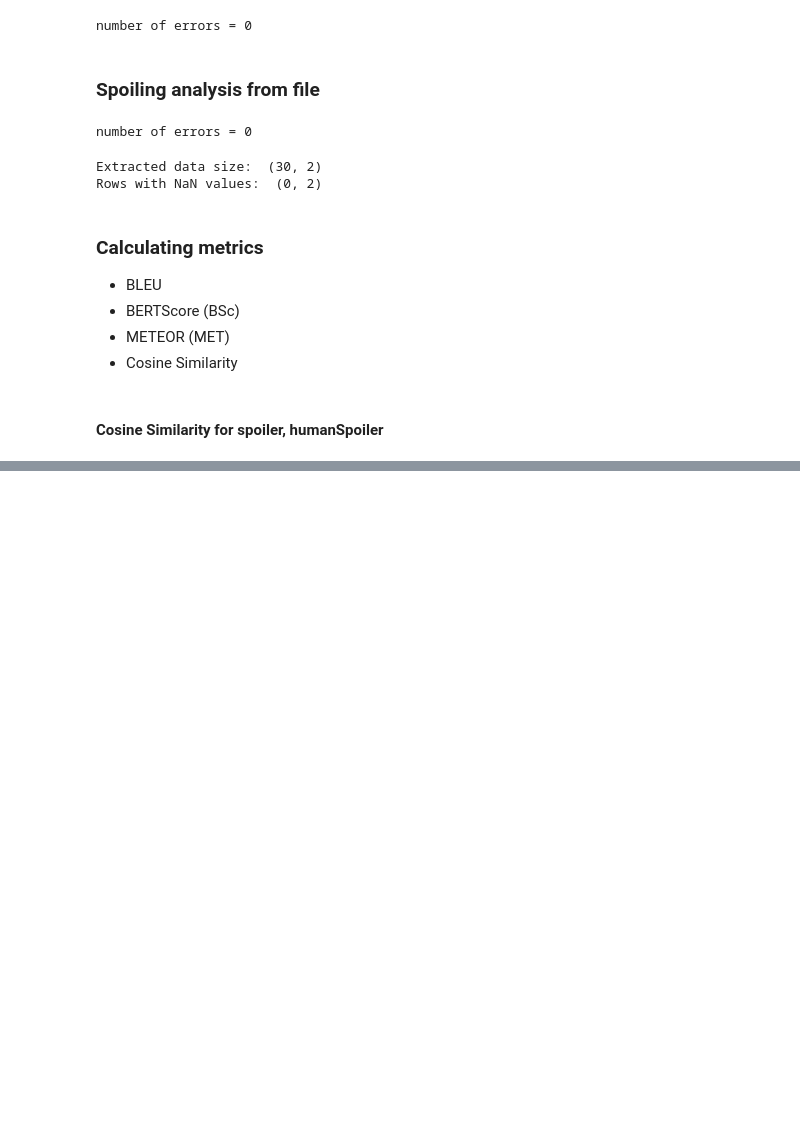
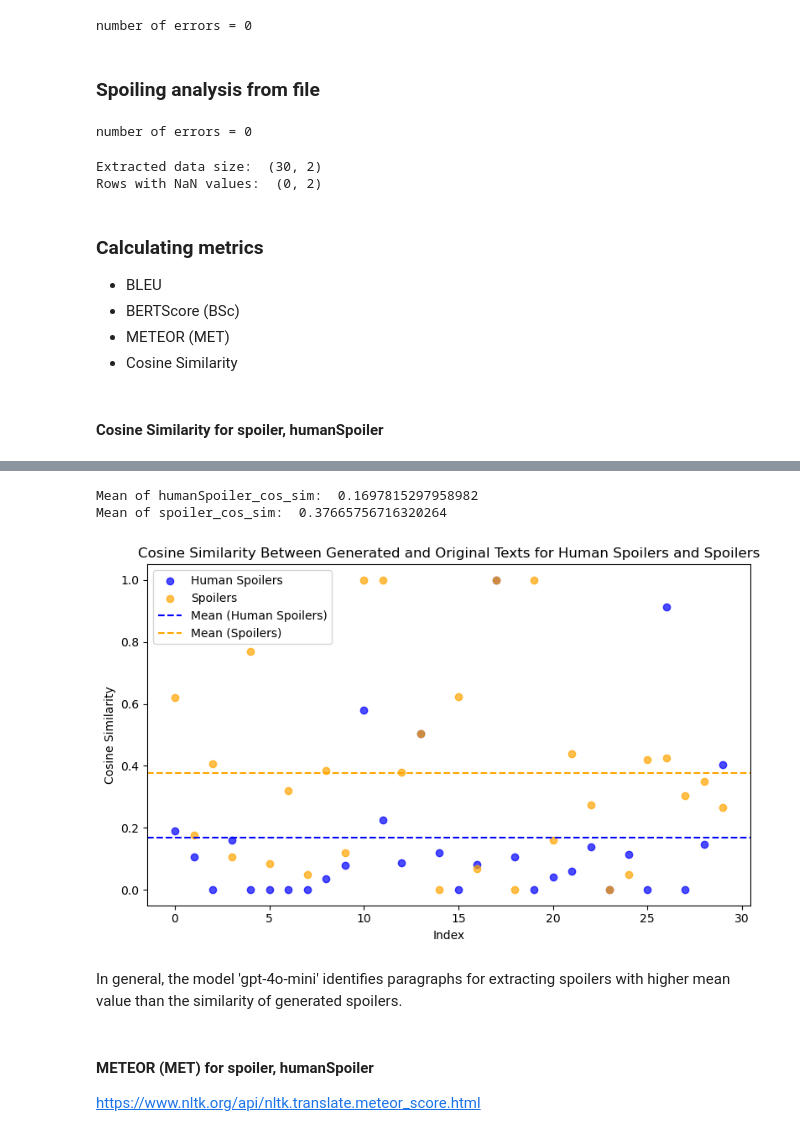
Before and after one commit to matkubita/ClickbaitDetectionThesis, a Jupyter notebook: notebooks/9-Clickbait-Spoiling.ipynb, the cells around one changed output, grey strips where cells are left out. Cells and saved outputs as stored; diff of their text form; code cells hidden in the pictures; blank space fills up the shorter version.

Commit message:
Spoiling measurements done

```diff
--- a/notebooks/9-Clickbait-Spoiling.ipynb
+++ b/notebooks/9-Clickbait-Spoiling.ipynb
@@ -169,0 +200,3 @@ test_df.shape
+# %%
+test_df = sample_test_df(spoil_df, types_of_spoilers=['passage', 'phrase', 'multi'], num_samples=10, random_state=1)
+test_df.shape
@@ -366,0 +409,44 @@ cosine_df.head()
+# %%
+print("Mean of humanSpoiler_cos_sim: ", metrics_df["humanSpoiler_cos_sim"].mean())
+print("Mean of spoiler_cos_sim: ", metrics_df["spoiler_cos_sim"].mean())
+# %% [output]
+Mean of humanSpoiler_cos_sim:  0.1697815297958982
+Mean of spoiler_cos_sim:  0.37665756716320264
+# %%
+plt.figure(figsize=(8, 5))
+# metrics_df.sort_values("spoiler_cos_sim", ascending=True, inplace=True)
+human_spoiler_mean = metrics_df["humanSpoiler_cos_sim"].mean()
+spoiler_mean = metrics_df["spoiler_cos_sim"].mean()
+plt.scatter(
+    range(len(metrics_df["humanSpoiler_cos_sim"])),
+    metrics_df["humanSpoiler_cos_sim"],
+    alpha=0.7,
+    color='blue',
+    label='Human Spoilers'
+)
+
+
+plt.scatter(
+    range(len(metrics_df["spoiler_cos_sim"])),
+    metrics_df["spoiler_cos_sim"],
+    alpha=0.7,
+    color='orange',
+    label='Spoilers'
+)
+
+plt.axhline(y=human_spoiler_mean, color='blue', linestyle='--', label='Mean (Human Spoilers)')
+plt.axhline(y=spoiler_mean, color='orange', linestyle='--', label='Mean (Spoilers)')
+
+plt.xlabel('Index')
+plt.ylabel('Cosine Similarity')
+plt.title('Cosine Similarity Between Generated and Original Texts for Human Spoilers and Spoilers')
+plt.legend()
+plt.tight_layout()
+plt.show()
+# %% [output]
+[figure, added]
+# %% [markdown]
+In general, the model 'gpt-4o-mini' identifies paragraphs for extracting spoilers with higher mean value than the similarity of generated spoilers.
+# %% [markdown]
+#### METEOR (MET) for spoiler, humanSpoiler
+https://www.nltk.org/api/nltk.translate.meteor_score.html
```
Also changed, not shown: parts of 38 cells of this notebook, 2 other files.
